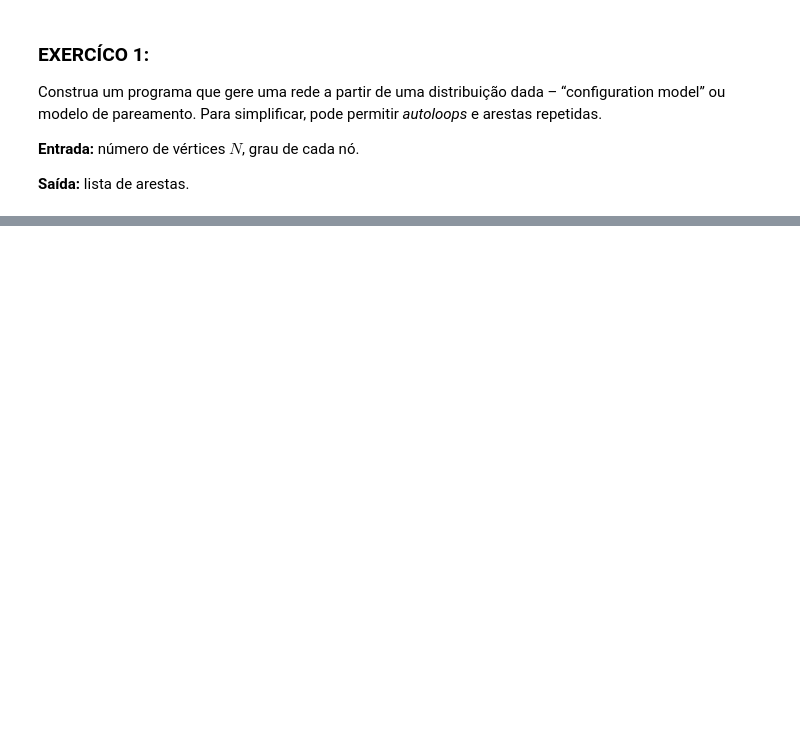
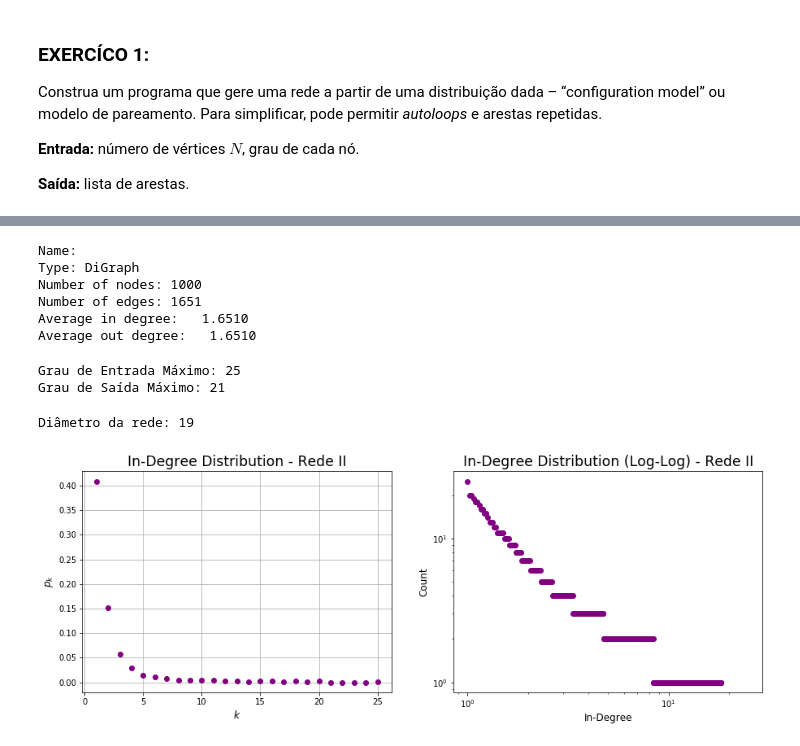
Before and after one commit to anacwagner/FGV_EMAp_Mestrado, a Jupyter notebook: Redes-Complexas-2019/Trabalho Redes - Respostas.ipynb, the cells around one changed output, grey strips where cells are left out. Saved outputs shown, nothing was run; the diff lists cells and outputs as text; code cells hidden in the pictures; blank space fills up the shorter version.

```diff
--- a/Redes-Complexas-2019/Trabalho Redes - Respostas.ipynb
+++ b/Redes-Complexas-2019/Trabalho Redes - Respostas.ipynb
@@ -69,0 +308,26 @@ c. Os vértices imunizados são os vizinhos de vértices escolhidos aleatoriamen
+# %%
+# A partir da lista de arestas SF2, podemos construir a rede correspondente
+V2 = nx.DiGraph(SF2)
+print(nx.info(V2))
+# %% [output]
+Name:
+Type: DiGraph
+Number of nodes: 1000
+Number of edges: 1651
+Average in degree:   1.6510
+Average out degree:   1.6510
+# %%
+print('Grau de Entrada Máximo: ' + str(max(list(dict(V2.in_degree()).values()))))
+print('Grau de Saída Máximo: ' + str(max(list(dict(V2.out_degree()).values()))))
+# %% [output]
+Grau de Entrada Máximo: 25
+Grau de Saída Máximo: 21
+# %%
+print('Diâmetro da rede: ' + str(diameter(V2)))
+# %% [output]
+Diâmetro da rede: 19
+# %%
+# Distribuição dos graus de entrada
+plot_in_degree_distribution(V2,'Rede II')
+# %% [output]
+[figure, added]
```
Also changed, not shown: parts of 68 cells of this notebook, 11 other files.
